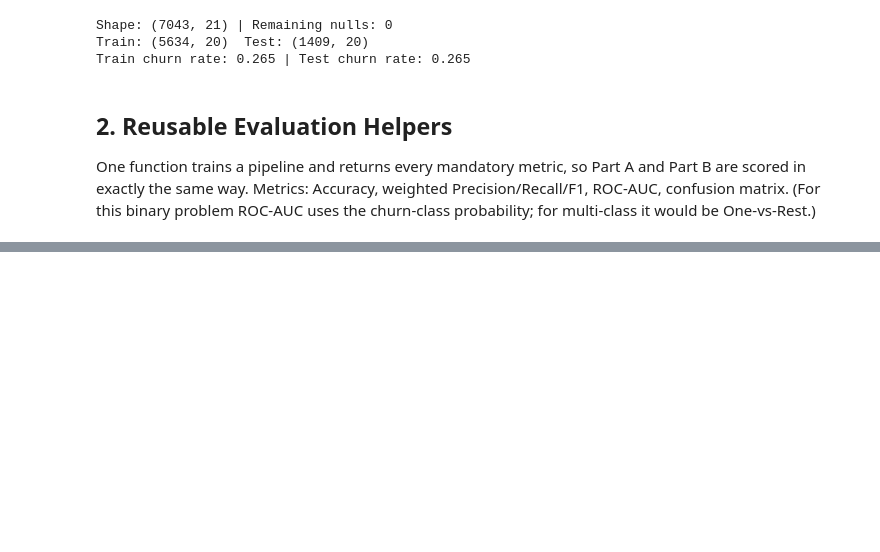
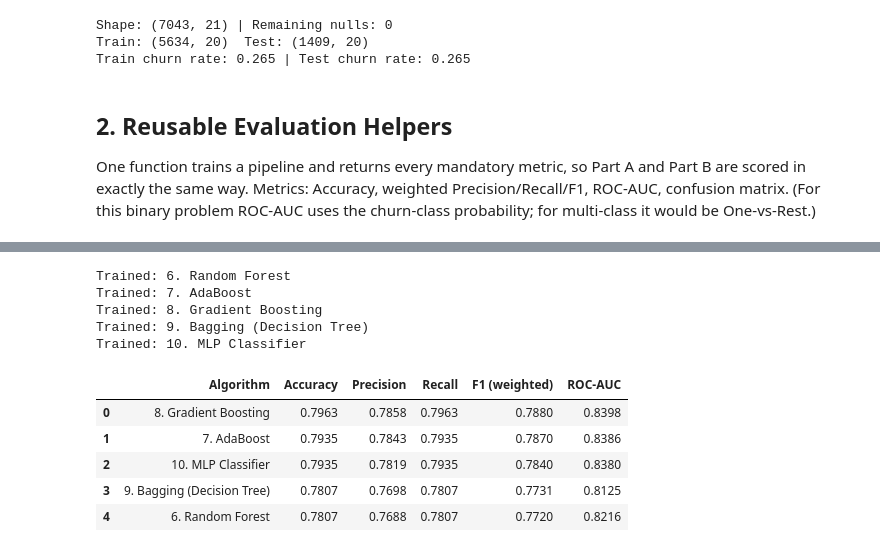
Before and after one commit to ManashaYoges/Team13_ML, a Jupyter notebook: notebooks/classification_part2.ipynb, the cells around one changed output, grey strips where cells are left out. Saved outputs shown, nothing was run; the diff lists cells and outputs as text; code cells hidden in the pictures; blank space fills up the shorter version.

```diff
--- a/notebooks/classification_part2.ipynb
+++ b/notebooks/classification_part2.ipynb
@@ -117,0 +154,32 @@ def style_table(d):
+# %%
+models_partB = {
+    '6. Random Forest': RandomForestClassifier(n_estimators=200, random_state=RANDOM_STATE, n_jobs=-1),
+    '7. AdaBoost': AdaBoostClassifier(n_estimators=100, learning_rate=0.5, random_state=RANDOM_STATE),
+    '8. Gradient Boosting': GradientBoostingClassifier(n_estimators=150, learning_rate=0.1,
+                                                       max_depth=3, random_state=RANDOM_STATE),
+    '9. Bagging (Decision Tree)': BaggingClassifier(estimator=DecisionTreeClassifier(random_state=RANDOM_STATE),
+                                                    n_estimators=100, random_state=RANDOM_STATE, n_jobs=-1),
+    '10. MLP Classifier': MLPClassifier(hidden_layer_sizes=(64, 32), activation='relu', max_iter=500,
+                                        early_stopping=True, random_state=RANDOM_STATE),
+}
+
+partB_results = []
+for name, est in models_partB.items():
+    row, pipe, proba = evaluate_model(name, est, X_train, y_train, X_test, y_test)
+    partB_results.append(row); fitted[name] = pipe; probas[name] = proba
+    print(f'Trained: {name}')
+
+partB_df = pd.DataFrame(partB_results).sort_values('F1 (weighted)', ascending=False).reset_index(drop=True)
+style_table(partB_df)
+# %% [output]
+Trained: 6. Random Forest
+Trained: 7. AdaBoost
+Trained: 8. Gradient Boosting
+Trained: 9. Bagging (Decision Tree)
+Trained: 10. MLP Classifier
+|  | Algorithm | Accuracy | Precision | Recall | F1 (weighted) | ROC-AUC |
+| 0 | 8. Gradient Boosting | 0.7963 | 0.7858 | 0.7963 | 0.7880 | 0.8398 |
+| 1 | 7. AdaBoost | 0.7935 | 0.7843 | 0.7935 | 0.7870 | 0.8386 |
+| 2 | 10. MLP Classifier | 0.7935 | 0.7819 | 0.7935 | 0.7840 | 0.8380 |
+| 3 | 9. Bagging (Decision Tree) | 0.7807 | 0.7698 | 0.7807 | 0.7731 | 0.8125 |
+| 4 | 6. Random Forest | 0.7807 | 0.7688 | 0.7807 | 0.7720 | 0.8216 |
```
Also changed, not shown: parts of 7 cells of this notebook.
